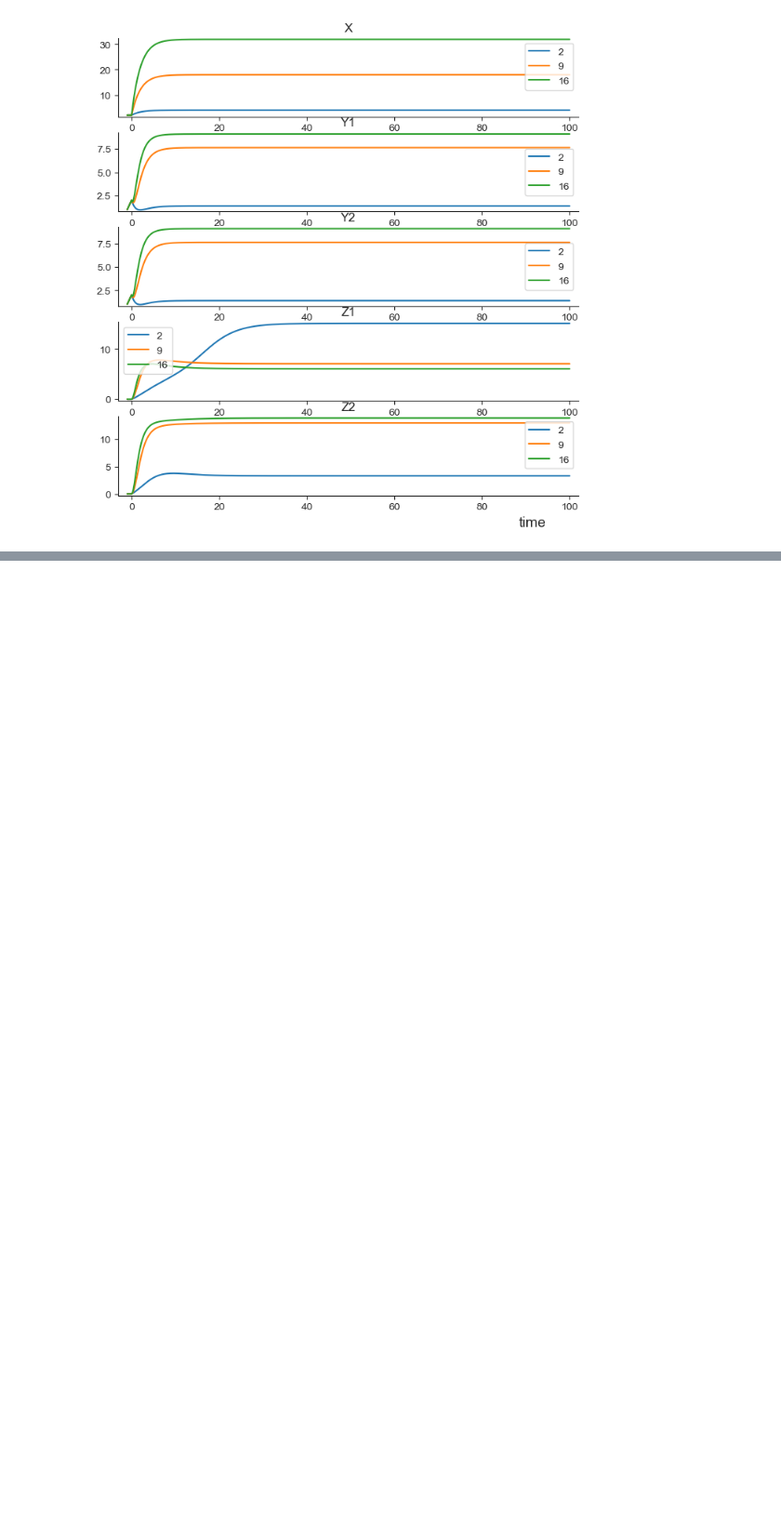
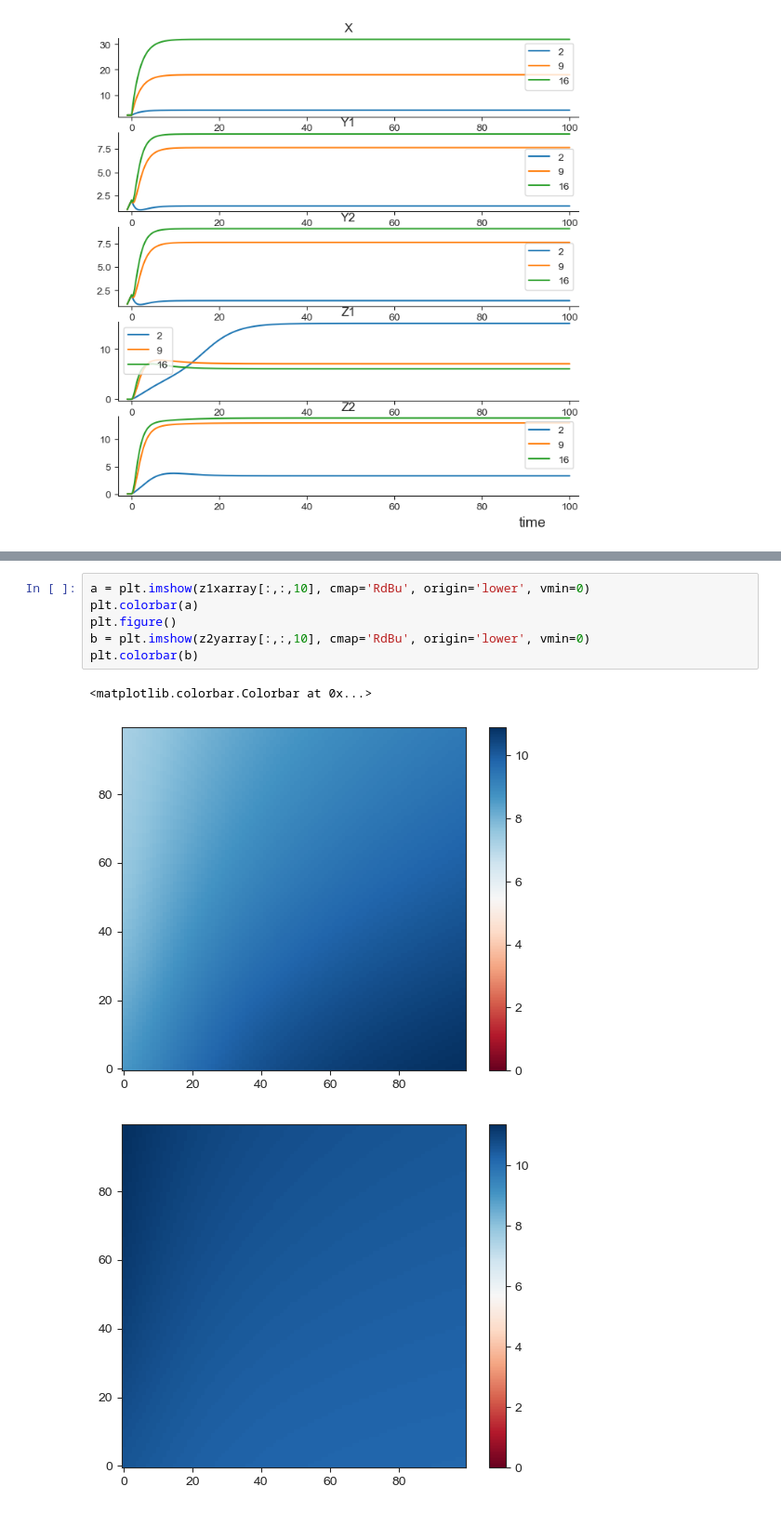
Before and after one commit to ajin40/cdh-gata6-model, a Jupyter notebook: FFL system workflow.ipynb, the cells around one changed output, grey strips where cells are left out. Shown at 93% size. Drawn from its saved outputs; the diff is of its cells as text; blank space fills up the shorter version.

```diff
--- a/FFL system workflow.ipynb
+++ b/FFL system workflow.ipynb
@@ -281,0 +349,10 @@ Z2 = 13.865510816721072
+# %%
+a = plt.imshow(z1xarray[:,:,10], cmap='RdBu', origin='lower', vmin=0)
+plt.colorbar(a)
+plt.figure()
+b = plt.imshow(z2yarray[:,:,10], cmap='RdBu', origin='lower', vmin=0)
+plt.colorbar(b)
+# %% [output]
+<matplotlib.colorbar.Colorbar at 0x...>
+[figure, added]
+[figure, added]
```
Also changed, not shown: parts of 7 cells of this notebook.
